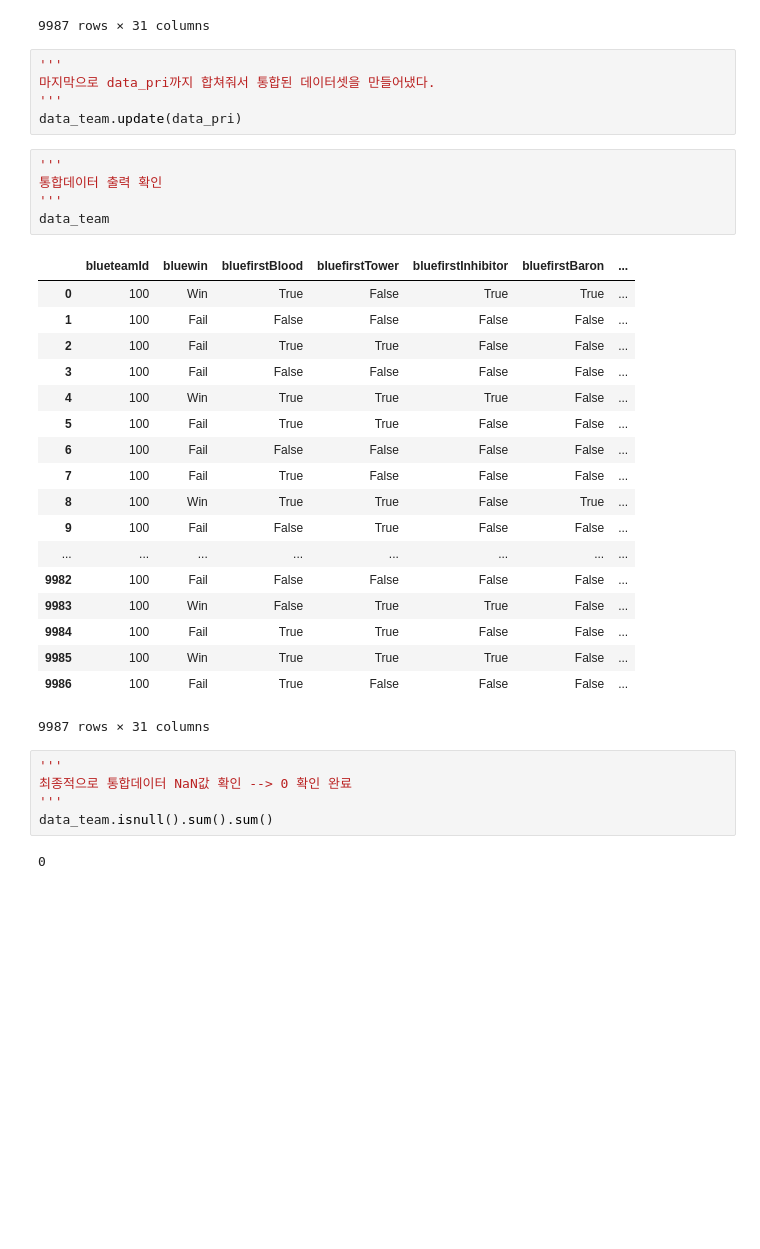
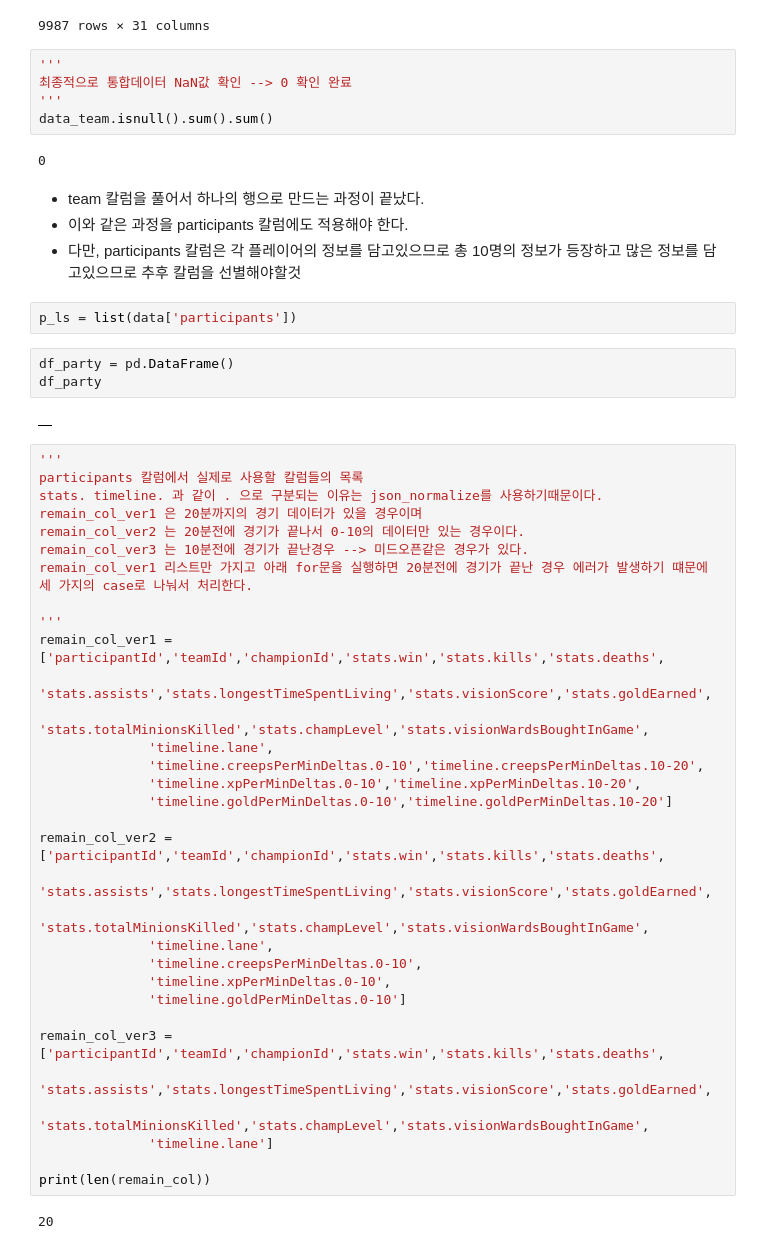
Before and after one commit to Already-Ready/LOL_data_Analysis, a Jupyter notebook: EDA4.ipynb, the cells around one changed output. Drawn from its saved outputs; the diff is of its cells as text; blank space fills up the shorter version.

```diff
--- a/EDA4.ipynb
+++ b/EDA4.ipynb
@@ -321,35 +287,6 @@ data_team
 | 9985 | 100 | Win | True | True | True | False | ... |
 | 9986 | 100 | Fail | True | False | False | False | ... |
 9987 rows × 31 columns
-# %%
-'''
-마지막으로 data_pri까지 합쳐줘서 통합된 데이터셋을 만들어냈다.
-'''
-data_team.update(data_pri)
-# %%
-'''
-통합데이터 출력 확인
-'''
-data_team
-# %% [output]
-|  | blueteamId | bluewin | bluefirstBlood | bluefirstTower | bluefirstInhibitor | bluefirstBaron | ... |
-| 0 | 100 | Win | True | False | True | True | ... |
-| 1 | 100 | Fail | False | False | False | False | ... |
-| 2 | 100 | Fail | True | True | False | False | ... |
-| 3 | 100 | Fail | False | False | False | False | ... |
-| 4 | 100 | Win | True | True | True | False | ... |
-| 5 | 100 | Fail | True | True | False | False | ... |
-| 6 | 100 | Fail | False | False | False | False | ... |
-| 7 | 100 | Fail | True | False | False | False | ... |
-| 8 | 100 | Win | True | True | False | True | ... |
-| 9 | 100 | Fail | False | True | False | False | ... |
-| ... | ... | ... | ... | ... | ... | ... | ... |
-| 9982 | 100 | Fail | False | False | False | False | ... |
-| 9983 | 100 | Win | False | True | True | False | ... |
-| 9984 | 100 | Fail | True | True | False | False | ... |
-| 9985 | 100 | Win | True | True | True | False | ... |
-| 9986 | 100 | Fail | True | False | False | False | ... |
-9987 rows × 31 columns
 # %%
 '''
 최종적으로 통합데이터 NaN값 확인 --> 0 확인 완료
@@ -357,3 +294,49 @@ data_team
 data_team.isnull().sum().sum()
 # %% [output]
 0
+# %% [markdown]
+* team 칼럼을 풀어서 하나의 행으로 만드는 과정이 끝났다.
+* 이와 같은 과정을 participants 칼럼에도 적용해야 한다.
+* 다만, participants 칼럼은 각 플레이어의 정보를 담고있으므로 총 10명의 정보가 등장하고 많은 정보를 담고있으므로 추후 칼럼을 선별해야할것
+# %%
+p_ls = list(data['participants'])
+# %%
+df_party = pd.DataFrame()
+df_party
+# %% [output]
+|  |
+# %%
+'''
+participants 칼럼에서 실제로 사용할 칼럼들의 목록
+stats. timeline. 과 같이 . 으로 구분되는 이유는 json_normalize를 사용하기때문이다.
+remain_col_ver1 은 20분까지의 경기 데이터가 있을 경우이며
+remain_col_ver2 는 20분전에 경기가 끝나서 0-10의 데이터만 있는 경우이다.
+remain_col_ver3 는 10분전에 경기가 끝난경우 --> 미드오픈같은 경우가 있다.
+remain_col_ver1 리스트만 가지고 아래 for문을 실행하면 20분전에 경기가 끝난 경우 에러가 발생하기 떄문에
+세 가지의 case로 나눠서 처리한다.
+
+'''
+remain_col_ver1 = ['participantId','teamId','championId','stats.win','stats.kills','stats.deaths',
+              'stats.assists','stats.longestTimeSpentLiving','stats.visionScore','stats.goldEarned',
+              'stats.totalMinionsKilled','stats.champLevel','stats.visionWardsBoughtInGame',
+              'timeline.lane',
+              'timeline.creepsPerMinDeltas.0-10','timeline.creepsPerMinDeltas.10-20',
+              'timeline.xpPerMinDeltas.0-10','timeline.xpPerMinDeltas.10-20',
+              'timeline.goldPerMinDeltas.0-10','timeline.goldPerMinDeltas.10-20']
+
+remain_col_ver2 = ['participantId','teamId','championId','stats.win','stats.kills','stats.deaths',
+              'stats.assists','stats.longestTimeSpentLiving','stats.visionScore','stats.goldEarned',
+              'stats.totalMinionsKilled','stats.champLevel','stats.visionWardsBoughtInGame',
+              'timeline.lane',
+              'timeline.creepsPerMinDeltas.0-10',
+              'timeline.xpPerMinDeltas.0-10',
+              'timeline.goldPerMinDeltas.0-10']
+
+remain_col_ver3 = ['participantId','teamId','championId','stats.win','stats.kills','stats.deaths',
+              'stats.assists','stats.longestTimeSpentLiving','stats.visionScore','stats.goldEarned',
+              'stats.totalMinionsKilled','stats.champLevel','stats.visionWardsBoughtInGame',
+              'timeline.lane']
+
+print(len(remain_col))
+# %% [output]
+20
```
Also changed, not shown: parts of 15 cells of this notebook.
